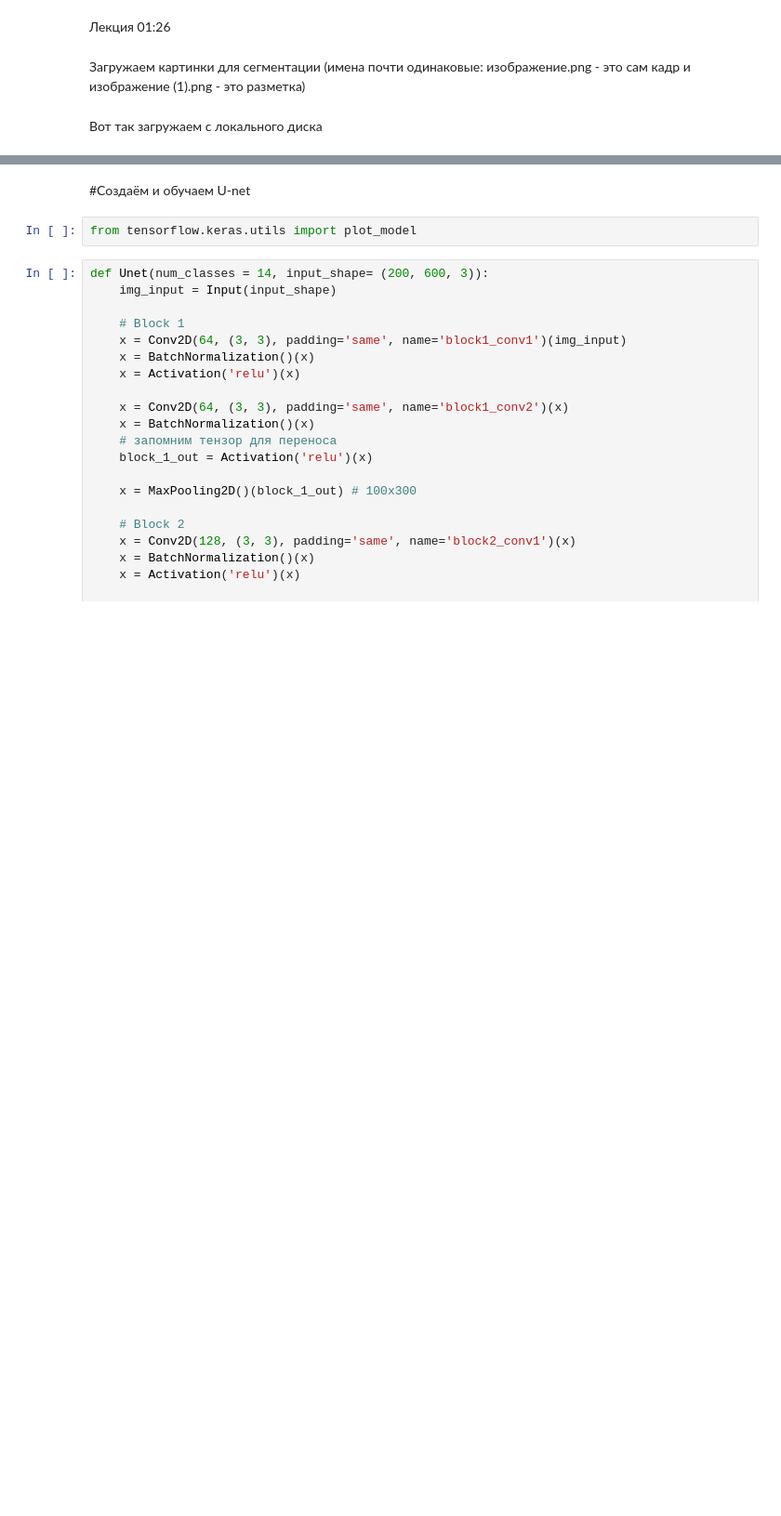
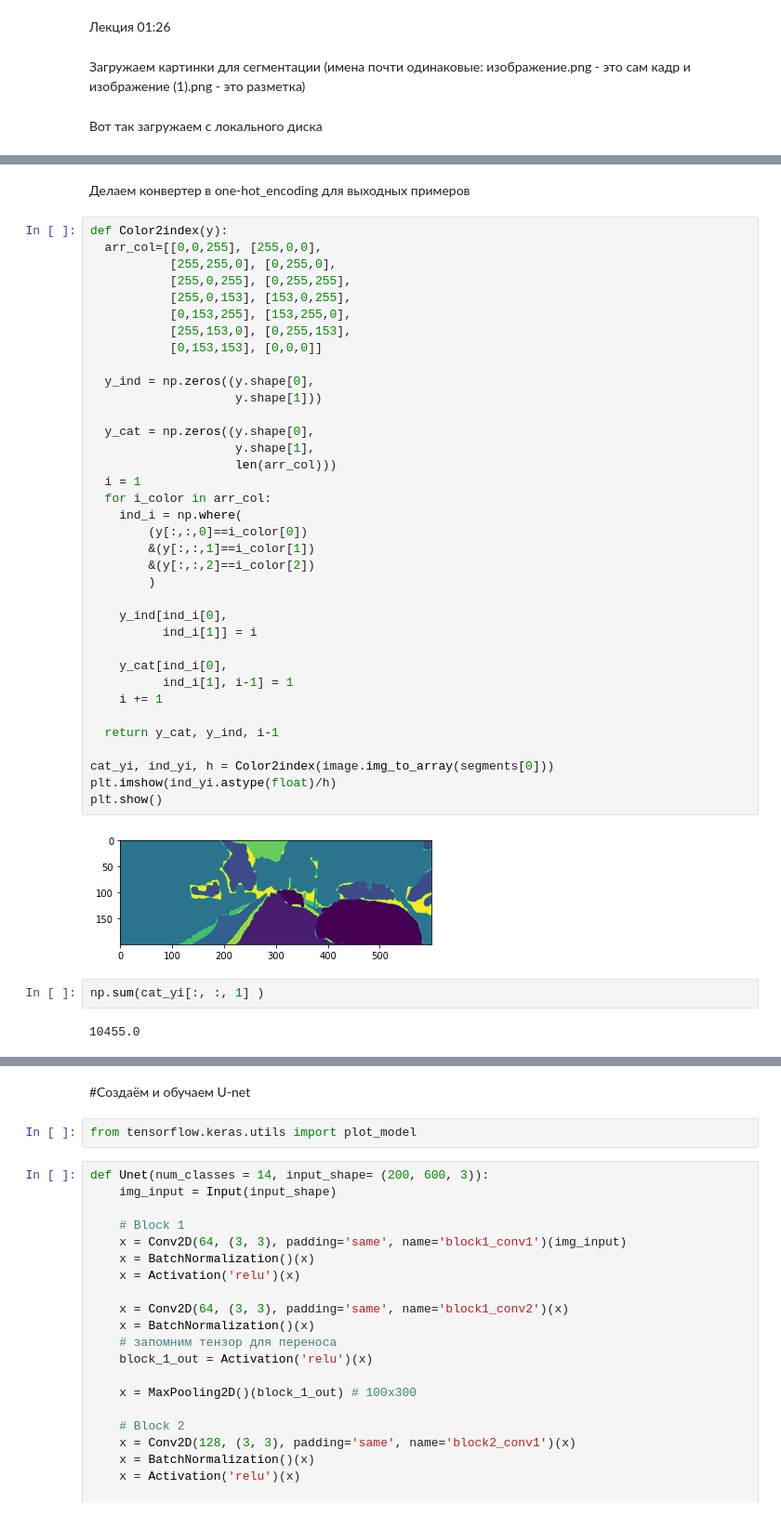
Before and after one commit to djo1006/Introduction_Neural_Networks, a Jupyter notebook: hw_les_6.ipynb, the cells around one changed output, grey strips where cells are left out. Shown at 93% size. Drawn from its saved outputs; the diff is of its cells as text; blank space fills up the shorter version.

```diff
--- a/hw_les_6.ipynb
+++ b/hw_les_6.ipynb
@@ -38,0 +159,44 @@ uploaded = files.upload()
+# %% [markdown]
+Делаем конвертер в one-hot_encoding для выходных примеров
+# %%
+def Color2index(y):
+  arr_col=[[0,0,255], [255,0,0],
+           [255,255,0], [0,255,0],
+           [255,0,255], [0,255,255],
+           [255,0,153], [153,0,255],
+           [0,153,255], [153,255,0],
+           [255,153,0], [0,255,153],
+           [0,153,153], [0,0,0]]
+
+  y_ind = np.zeros((y.shape[0],
+                    y.shape[1]))
+
+  y_cat = np.zeros((y.shape[0],
+                    y.shape[1],
+                    len(arr_col)))
+  i = 1
+  for i_color in arr_col:
+    ind_i = np.where(
+        (y[:,:,0]==i_color[0])
+        &(y[:,:,1]==i_color[1])
+        &(y[:,:,2]==i_color[2])
+        )
+
+    y_ind[ind_i[0],
+          ind_i[1]] = i
+
+    y_cat[ind_i[0],
+          ind_i[1], i-1] = 1
+    i += 1
+
+  return y_cat, y_ind, i-1
+
+cat_yi, ind_yi, h = Color2index(image.img_to_array(segments[0]))
+plt.imshow(ind_yi.astype(float)/h)
+plt.show()
+# %% [output]
+[figure, added]
+# %%
+np.sum(cat_yi[:, :, 1] )
+# %% [output]
+10455.0
```
Also changed, not shown: parts of 30 cells of this notebook.
